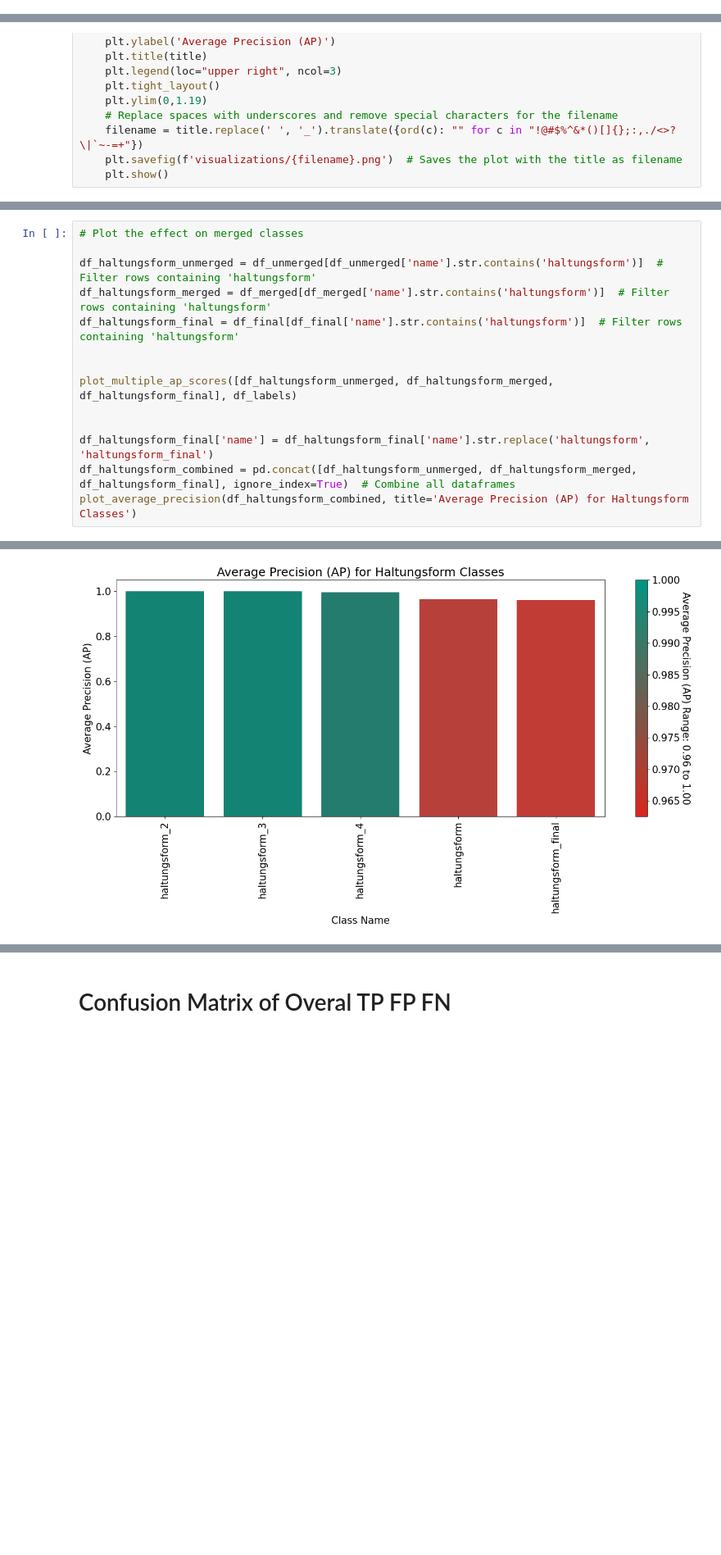
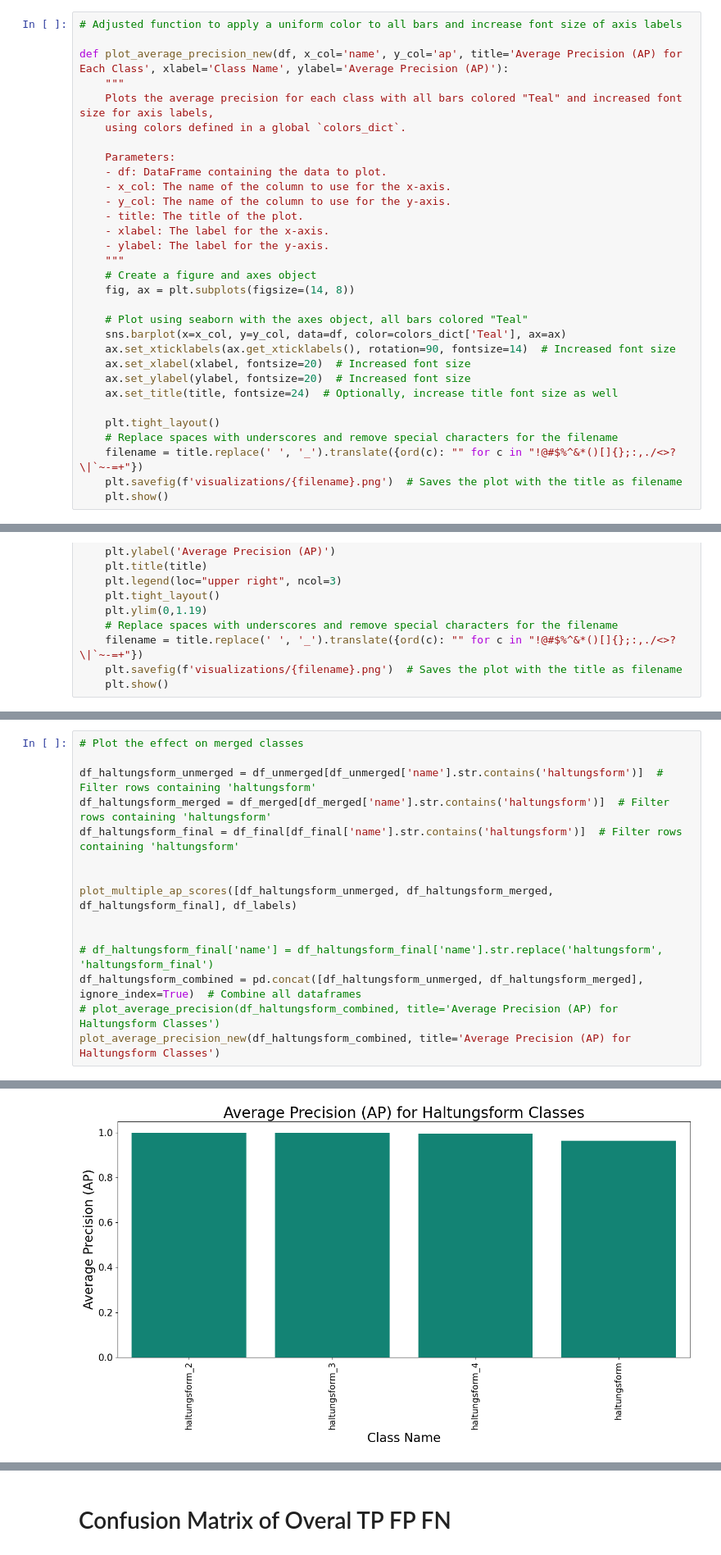
Before and after one commit to Stefan-Horst/FoodLabelGuide, a Jupyter notebook: evaluation_of_performance/results_visualization.ipynb, the cells around one changed output, grey strips where cells are left out. Shown at 82% size. Drawn from its saved outputs; the diff is of its cells as text; blank space fills up the shorter version.

Commit message:
updated evaluation code and resulting visualizations

```diff
--- a/evaluation_of_performance/results_visualization.ipynb
+++ b/evaluation_of_performance/results_visualization.ipynb
@@ -147,6 +148,37 @@ def plot_average_precision(df, x_col='name', y_col='ap', title='Average Precisio
     filename = title.replace(' ', '_').translate({ord(c): "" for c in "!@#$%^&*()[]{};:,./<>?\|`~-=+"})
     plt.savefig(f'visualizations/{filename}.png')  # Saves the plot with the title as filename
     plt.show()
+# %%
+# Adjusted function to apply a uniform color to all bars and increase font size of axis labels
+
+def plot_average_precision_new(df, x_col='name', y_col='ap', title='Average Precision (AP) for Each Class', xlabel='Class Name', ylabel='Average Precision (AP)'):
+    """
+    Plots the average precision for each class with all bars colored "Teal" and increased font size for axis labels,
+    using colors defined in a global `colors_dict`.
+
+    Parameters:
+    - df: DataFrame containing the data to plot.
+    - x_col: The name of the column to use for the x-axis.
+    - y_col: The name of the column to use for the y-axis.
+    - title: The title of the plot.
+    - xlabel: The label for the x-axis.
+    - ylabel: The label for the y-axis.
+    """
+    # Create a figure and axes object
+    fig, ax = plt.subplots(figsize=(14, 8))
+
+    # Plot using seaborn with the axes object, all bars colored "Teal"
+    sns.barplot(x=x_col, y=y_col, data=df, color=colors_dict['Teal'], ax=ax)
+    ax.set_xticklabels(ax.get_xticklabels(), rotation=90, fontsize=14)  # Increased font size
+    ax.set_xlabel(xlabel, fontsize=20)  # Increased font size
+    ax.set_ylabel(ylabel, fontsize=20)  # Increased font size
+    ax.set_title(title, fontsize=24)  # Optionally, increase title font size as well
+
+    plt.tight_layout()
+    # Replace spaces with underscores and remove special characters for the filename
+    filename = title.replace(' ', '_').translate({ord(c): "" for c in "!@#$%^&*()[]{};:,./<>?\|`~-=+"})
+    plt.savefig(f'visualizations/{filename}.png')  # Saves the plot with the title as filename
+    plt.show()
 # %%
 plot_average_precision(df_merged.sort_values("ap"), title='Average Precision (AP) for Each Class (Merged)')
 # %% [output]
@@ -230,7 +265,8 @@ df_haltungsform_final = df_final[df_final['name'].str.contains('haltungsform')]
 plot_multiple_ap_scores([df_haltungsform_unmerged, df_haltungsform_merged, df_haltungsform_final], df_labels)
 
 
-df_haltungsform_final['name'] = df_haltungsform_final['name'].str.replace('haltungsform', 'haltungsform_final')
-df_haltungsform_combined = pd.concat([df_haltungsform_unmerged, df_haltungsform_merged, df_haltungsform_final], ignore_index=True)  # Combine all dataframes
-plot_average_precision(df_haltungsform_combined, title='Average Precision (AP) for Haltungsform Classes')
+# df_haltungsform_final['name'] = df_haltungsform_final['name'].str.replace('haltungsform', 'haltungsform_final')
+df_haltungsform_combined = pd.concat([df_haltungsform_unmerged, df_haltungsform_merged], ignore_index=True)  # Combine all dataframes
+# plot_average_precision(df_haltungsform_combined, title='Average Precision (AP) for Haltungsform Classes')
+plot_average_precision_new(df_haltungsform_combined, title='Average Precision (AP) for Haltungsform Classes')
 # %% [output]
@@ -247,4 +274,4 @@ Passing `palette` without assigning `hue` is deprecated and will be removed in v
-[figure, old version]
+[figure, new version]
 # %%
 df_nutriscore_unmerged = df_unmerged[df_unmerged['name'].str.contains('nutriscore')]  # Filter rows containing 'nutriscore'
 df_nutriscore_merged = df_merged[df_merged['name'].str.contains('nutriscore')]  # Filter rows containing 'nutriscore'
```
Also changed, not shown: parts of 11 cells of this notebook, 13 other files.
